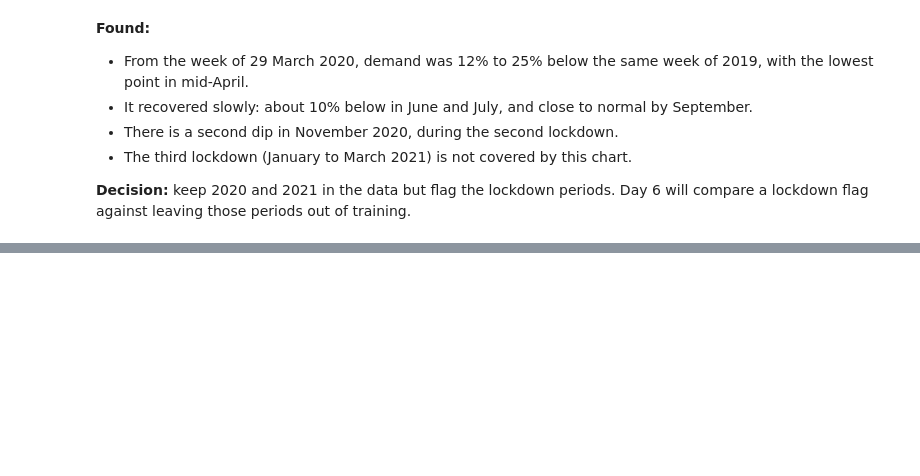
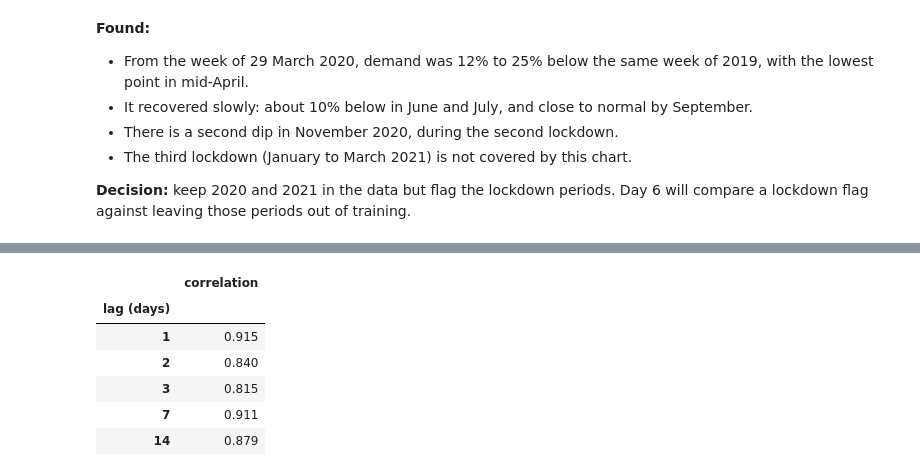
Before and after one commit to ansingh16/gb-demand-forecast, a Jupyter notebook: notebooks/03_eda.ipynb, the cells around one changed output, grey strips where cells are left out. Cells and saved outputs as stored; diff of their text form; code cells hidden in the pictures; blank space fills up the shorter version.

```diff
--- a/notebooks/03_eda.ipynb
+++ b/notebooks/03_eda.ipynb
@@ -403,0 +519,15 @@ lockdown flag against leaving those periods out of training.
+# %%
+series = demand.set_index("start_utc")["ND"]
+lags = {}
+for days in [1, 2, 3, 7, 14]:
+    shifted = series.shift(freq=pd.Timedelta(days=days))
+    lags[days] = series.corr(shifted.reindex(series.index))
+pd.Series(lags, name="correlation").rename_axis("lag (days)").round(3).to_frame()
+# %% [output]
+|  | correlation |
+| lag (days) |  |
+| 1 | 0.915 |
+| 2 | 0.840 |
+| 3 | 0.815 |
+| 7 | 0.911 |
+| 14 | 0.879 |
```
Also changed, not shown: parts of 9 cells of this notebook.
